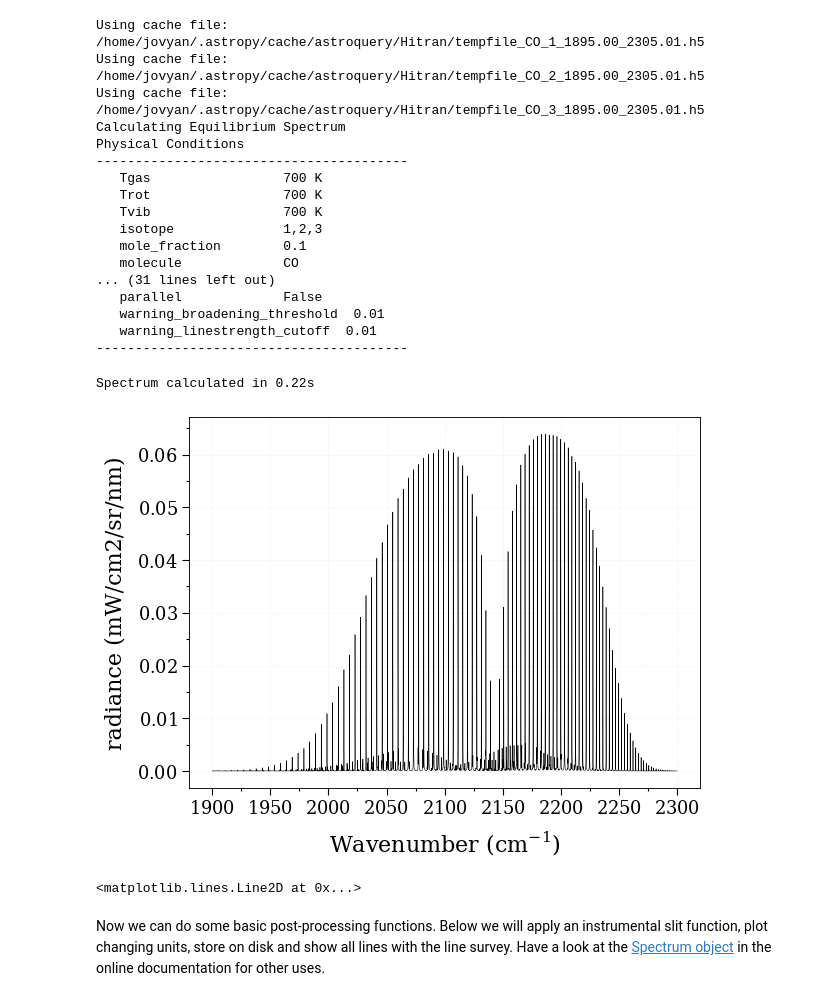
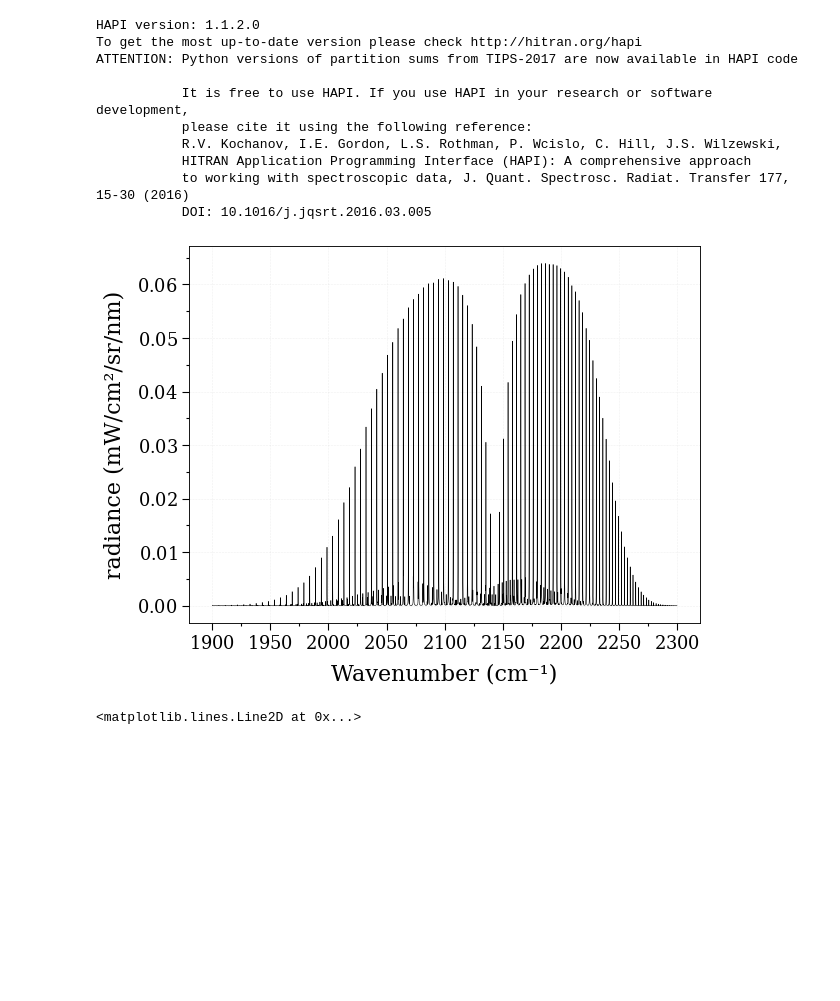
Before and after one commit to radis/radis-lab, a Jupyter notebook: welcome.ipynb, the cells around one changed output. Saved outputs shown, nothing was run; the diff lists cells and outputs as text; code cells hidden in the pictures; blank space fills up the shorter version.

Commit message:
simpler Welcome example, added more examples, run HITRAN/HITEMP example up to 6000 K (fix #9)

```diff
--- a/welcome.ipynb
+++ b/welcome.ipynb
@@ -38,37 +14,26 @@ This is a notebook. Run the cell below with the ▶️ button in the toolbar.
 # %%
-# Setup plots : use `%matplotlib widget` for interactive plots (zoom, etc.) but graphs will not appear on File>Export Notebook.
 %matplotlib inline
-
 from radis import calc_spectrum
 s = calc_spectrum(1900, 2300,         # cm-1
                   molecule='CO',
                   isotope='1,2,3',
                   pressure=1.01325,   # bar
                   Tgas=700,           # K
                   mole_fraction=0.1,
                   path_length=1,      # cm
+                  verbose=False
                   )
 s.plot()    # plot the radiance by default
 # %% [output]
-Using cache file: /home/jovyan/.astropy/cache/astroquery/Hitran/tempfile_CO_1_1895.00_2305.01.h5
-Using cache file: /home/jovyan/.astropy/cache/astroquery/Hitran/tempfile_CO_2_1895.00_2305.01.h5
-Using cache file: /home/jovyan/.astropy/cache/astroquery/Hitran/tempfile_CO_3_1895.00_2305.01.h5
-Calculating Equilibrium Spectrum
-Physical Conditions
-----------------------------------------
-   Tgas                 700 K
-   Trot                 700 K
-   Tvib                 700 K
-   isotope              1,2,3
-   mole_fraction        0.1
-   molecule             CO
-... (31 lines left out)
-   parallel             False
-   warning_broadening_threshold  0.01
-   warning_linestrength_cutoff  0.01
-----------------------------------------
+HAPI version: 1.1.2.0
+To get the most up-to-date version please check http://hitran.org/hapi
+ATTENTION: Python versions of partition sums from TIPS-2017 are now available in HAPI code
+
+           It is free to use HAPI. If you use HAPI in your research or software development,
+           please cite it using the following reference:
+           R.V. Kochanov, I.E. Gordon, L.S. Rothman, P. Wcislo, C. Hill, J.S. Wilzewski,
+           HITRAN Application Programming Interface (HAPI): A comprehensive approach
+           to working with spectroscopic data, J. Quant. Spectrosc. Radiat. Transfer 177, 15-30 (2016)
+           DOI: 10.1016/j.jqsrt.2016.03.005
+[figure, new version]
-Spectrum calculated in 0.22s
+<matplotlib.lines.Line2D at 0x...>
-[figure, old version]
-<matplotlib.lines.Line2D at 0x...>
-# %% [markdown]
-Now we can do some basic post-processing functions. Below we will apply an instrumental slit function, plot changing units, store on disk and show all lines with the line survey. Have a look at the [Spectrum object](https://radis.readthedocs.io/en/latest/spectrum/spectrum.html#the-spectrum-object) in the online documentation for other uses.
```
Also changed, not shown: parts of 14 cells of this notebook, 7 other files.
